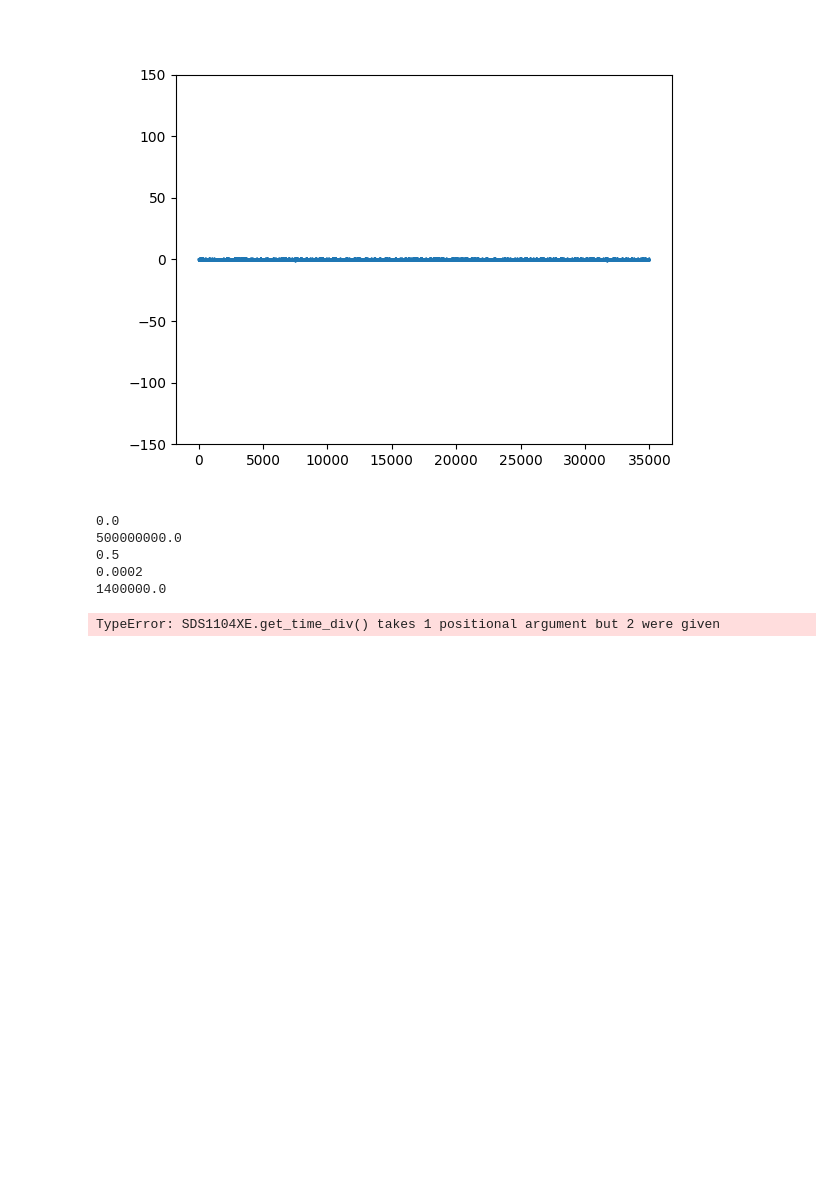
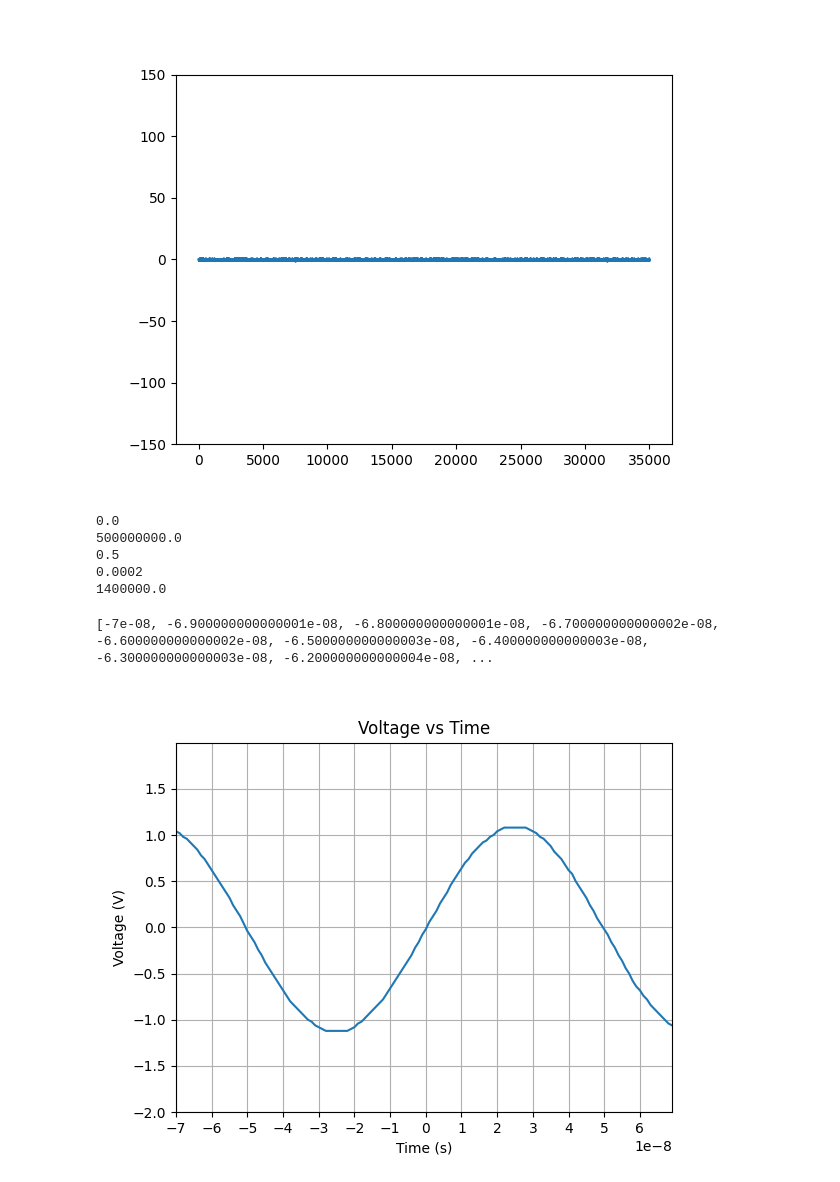
Before and after one commit to DinoDubroja/EE-python, a Jupyter notebook: Instruments/Examples/sds1104x-e_demo.ipynb, the cells around one changed output. Drawn from its saved outputs; the diff is of its cells as text; code cells hidden in the pictures; blank space fills up the shorter version.

```diff
--- a/Instruments/Examples/sds1104x-e_demo.ipynb
+++ b/Instruments/Examples/sds1104x-e_demo.ipynb
@@ -42,33 +42,34 @@ print(scope.get_number_of_samples(1))
 # %%
 
 
 volts = scope.get_voltage(1)
 times = scope.get_time(1)
 vdiv = scope.get_volts_div(1)
-# tdiv = scope.get_time_div()
+tdiv = scope.get_time_div()
 
 t_ticks = []
-t_ticks[0] = -7*tdiv
+t_ticks.append(-7*tdiv)
 for i in range(1,14):
     t_ticks.append(t_ticks[i-1] + tdiv)
 
 v_ticks = []
-v_ticks[0] = -4*vdiv
+v_ticks.append(-4*vdiv)
 for i in range(1,8):
     v_ticks.append(v_ticks[i-1] + vdiv)
 
 print(times)
 
 plt.figure()          # ← NEW figure & axes
 plt.plot(times, volts)
 plt.xlabel('Time (s)')
 plt.ylabel('Voltage (V)')
-plt.ylim(-5*vdiv, 5*vdiv)
+plt.ylim(-4*vdiv, 4*vdiv)
 plt.xlim(min(times), max(times))   # optional: zoom exactly to your data
 plt.xticks(t_ticks)
 plt.yticks(v_ticks)
 plt.grid()
 plt.title('Voltage vs Time')
 plt.show()
 # %% [output]
-TypeError: SDS1104XE.get_time_div() takes 1 positional argument but 2 were given
+[-7e-08, -6.900000000000001e-08, -6.800000000000001e-08, -6.700000000000002e-08, -6.600000000000002e-08, -6.500000000000003e-08, -6.400000000000003e-08, -6.300000000000003e-08, -6.200000000000004e-08, ...
+[figure, added]
```
Also changed, not shown: 1 other file.
